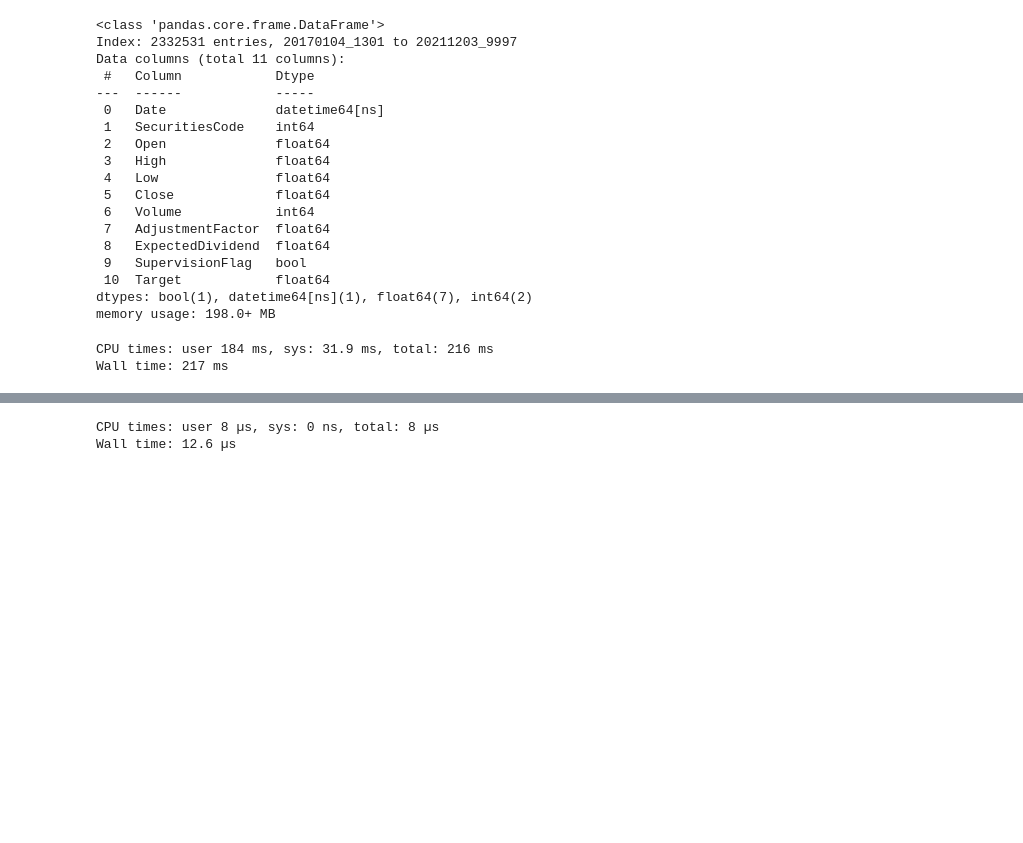
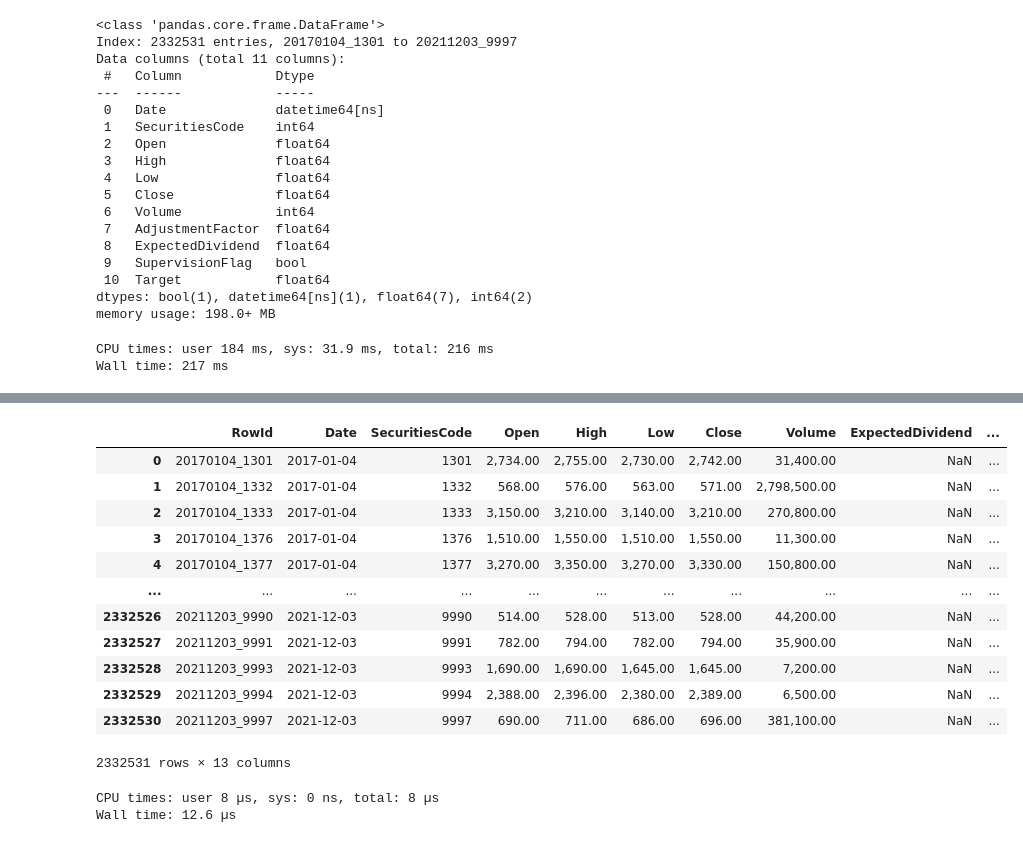
Before and after one commit to vasilyevdmitry14/JPX, a Jupyter notebook: main-jpx.ipynb, the cells around one changed output, grey strips where cells are left out. Saved outputs shown, nothing was run; the diff lists cells and outputs as text; code cells hidden in the pictures; blank space fills up the shorter version.

```diff
--- a/main-jpx.ipynb
+++ b/main-jpx.ipynb
@@ -75,0 +122,13 @@ plt.show()
+# %%
+#e = stock_prices[stock_prices.AdjustmentFactor != 1].set_index('Date').groupby(
+#    ['SecuritiesCode'])['AdjustmentFactor'].expanding(1).apply(np.prod)
+#e.name = 'CumFactor'
+#final2 = stock_prices.merge(e, how='left', left_on=['SecuritiesCode','Date'], right_index=True)
+#final2['CumFactor'] = final2.sort_values(by='Date').groupby(['SecuritiesCode'])['CumFactor'].fillna(method='ffill')
+#final2['CumFactor'] = final2['CumFactor'].fillna(1)
+%%time
+e = sec_6861['AdjustmentFactor'].expanding(1).apply(np.prod)
+f = train_stock_prices[train_stock_prices['SecuritiesCode']==1301][
+        'AdjustmentFactor'].expanding(1).apply(np.prod)
+g = pd.concat([e,f])
+e.shift(1).fillna(1)
@@ -179,3 +310,8 @@ def cumulative_adj_factor(df):
     out_df = out_df.drop(['CumFactor', 'AdjustmentFactor'],axis=1)
 
     return out_df
+# %%
+%%time
+test = cumulative_adj_factor(train_stock_prices)
+test
+# %% [output]
@@ -182,3 +320,16 @@ def cumulative_adj_factor(df):
+|  | RowId | Date | SecuritiesCode | Open | High | Low | Close | Volume | ExpectedDividend | ... |
+| 0 | 20170104_1301 | 2017-01-04 | 1301 | 2,734.00 | 2,755.00 | 2,730.00 | 2,742.00 | 31,400.00 | NaN | ... |
+| 1 | 20170104_1332 | 2017-01-04 | 1332 | 568.00 | 576.00 | 563.00 | 571.00 | 2,798,500.00 | NaN | ... |
+| 2 | 20170104_1333 | 2017-01-04 | 1333 | 3,150.00 | 3,210.00 | 3,140.00 | 3,210.00 | 270,800.00 | NaN | ... |
+| 3 | 20170104_1376 | 2017-01-04 | 1376 | 1,510.00 | 1,550.00 | 1,510.00 | 1,550.00 | 11,300.00 | NaN | ... |
+| 4 | 20170104_1377 | 2017-01-04 | 1377 | 3,270.00 | 3,350.00 | 3,270.00 | 3,330.00 | 150,800.00 | NaN | ... |
+| ... | ... | ... | ... | ... | ... | ... | ... | ... | ... | ... |
+| 2332526 | 20211203_9990 | 2021-12-03 | 9990 | 514.00 | 528.00 | 513.00 | 528.00 | 44,200.00 | NaN | ... |
+| 2332527 | 20211203_9991 | 2021-12-03 | 9991 | 782.00 | 794.00 | 782.00 | 794.00 | 35,900.00 | NaN | ... |
+| 2332528 | 20211203_9993 | 2021-12-03 | 9993 | 1,690.00 | 1,690.00 | 1,645.00 | 1,645.00 | 7,200.00 | NaN | ... |
+| 2332529 | 20211203_9994 | 2021-12-03 | 9994 | 2,388.00 | 2,396.00 | 2,380.00 | 2,389.00 | 6,500.00 | NaN | ... |
+| 2332530 | 20211203_9997 | 2021-12-03 | 9997 | 690.00 | 711.00 | 686.00 | 696.00 | 381,100.00 | NaN | ... |
+2332531 rows × 13 columns
 # %%
 #Скользящее среднее за 50 дней
 #sma50 = final2.set_index('Date').groupby(['SecuritiesCode'])['Close'].rolling(window=50,min_periods=1).mean()
```
Also changed, not shown: parts of 27 cells of this notebook.
